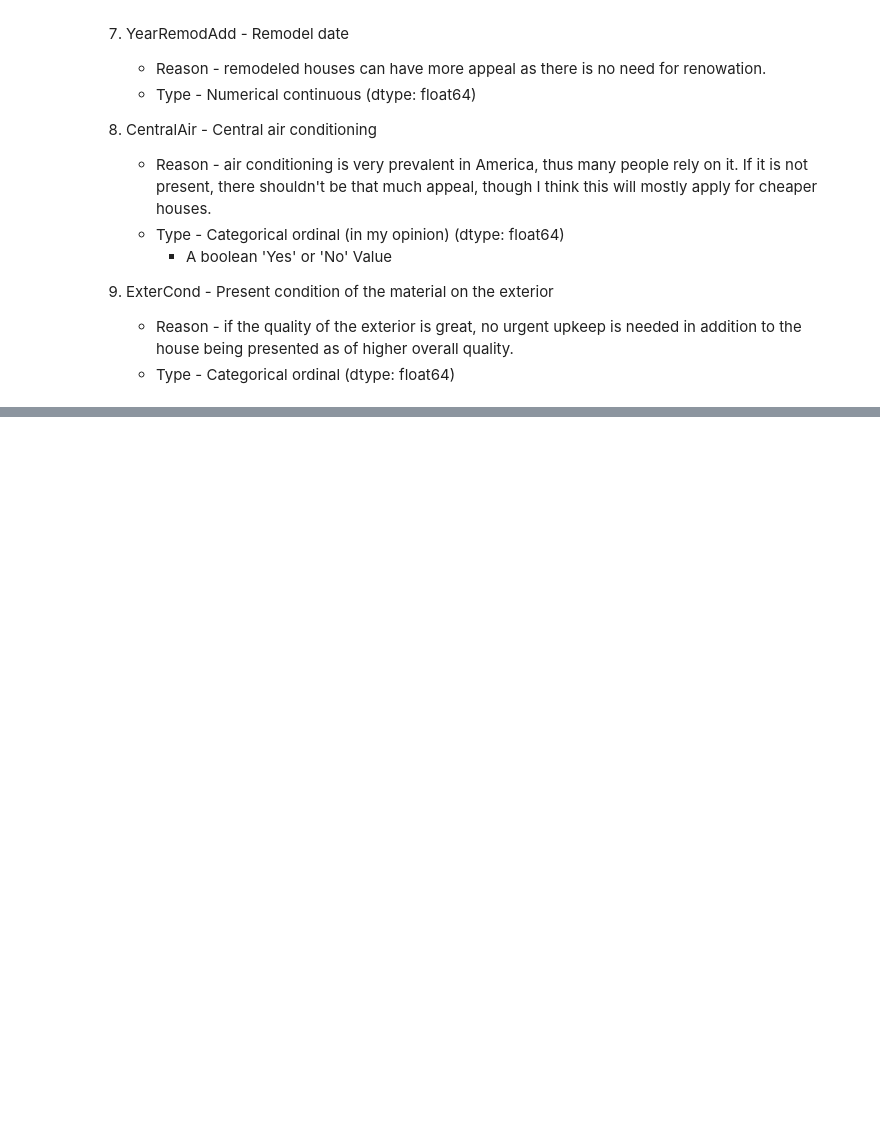
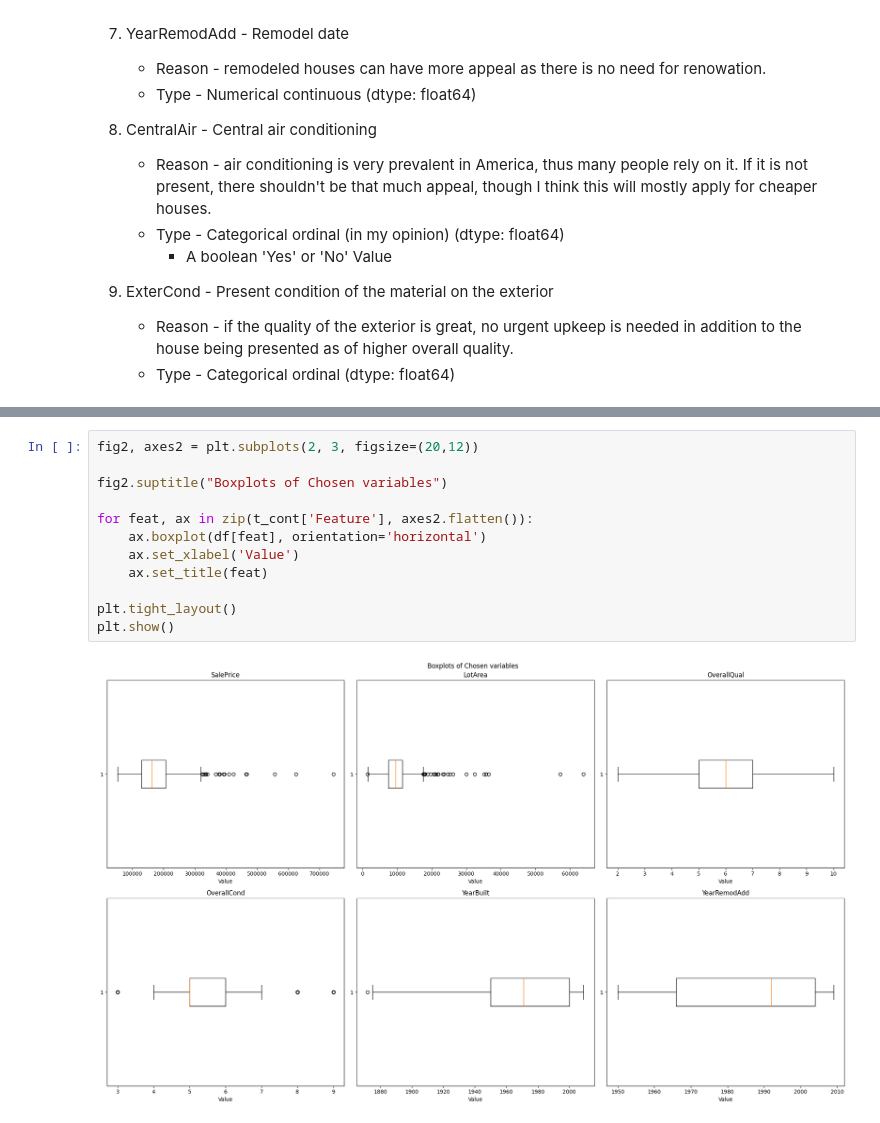
Before and after one commit to liutis6/House-Data-analysis-and-KNN, a Jupyter notebook: L1.ipynb, the cells around one changed output, grey strips where cells are left out. Cells and saved outputs as stored; diff of their text form; blank space fills up the shorter version.

```diff
--- a/L1.ipynb
+++ b/L1.ipynb
@@ -236,0 +281,14 @@ YearRemodAdd  | Std. Dev.:  21.139849743888696  !=  21.13984974388868
+# %%
+fig2, axes2 = plt.subplots(2, 3, figsize=(20,12))
+
+fig2.suptitle("Boxplots of Chosen variables")
+
+for feat, ax in zip(t_cont['Feature'], axes2.flatten()):
+    ax.boxplot(df[feat], orientation='horizontal')
+    ax.set_xlabel('Value')
+    ax.set_title(feat)
+
+plt.tight_layout()
+plt.show()
+# %% [output]
+[figure, added]
```
Also changed, not shown: parts of 3 cells of this notebook.
